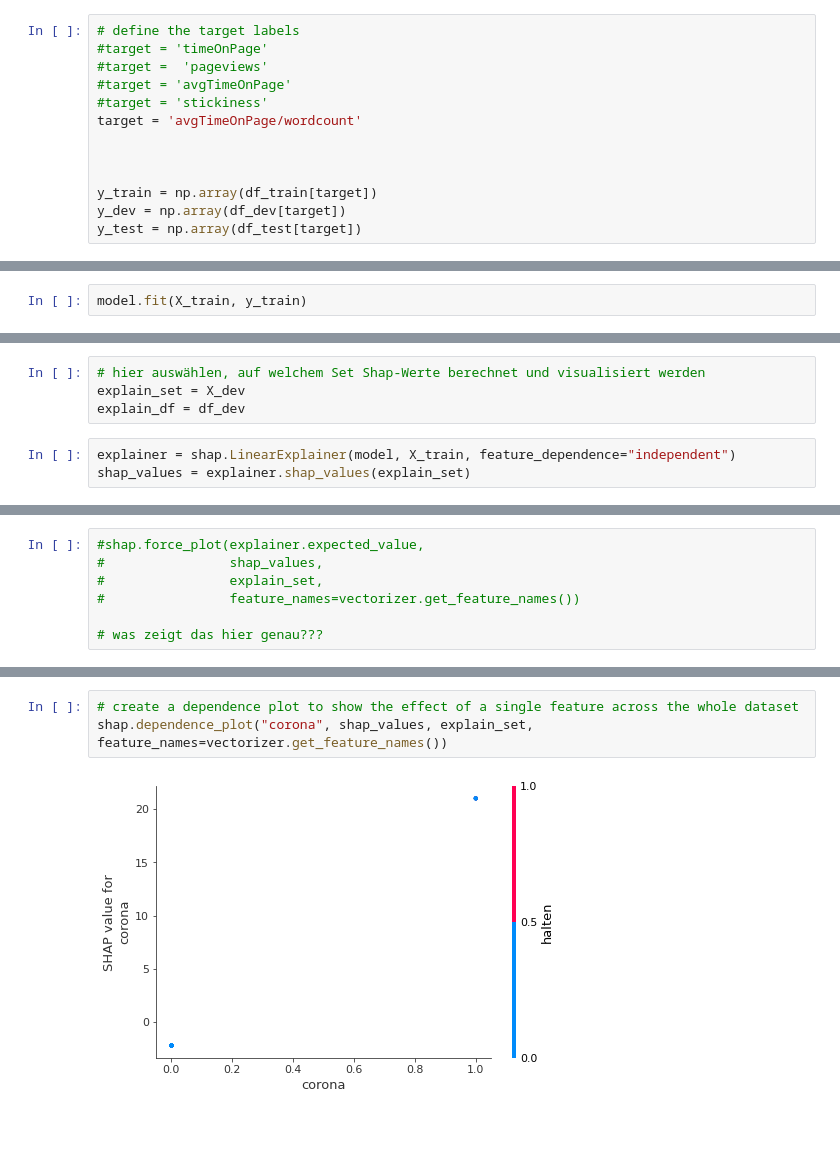
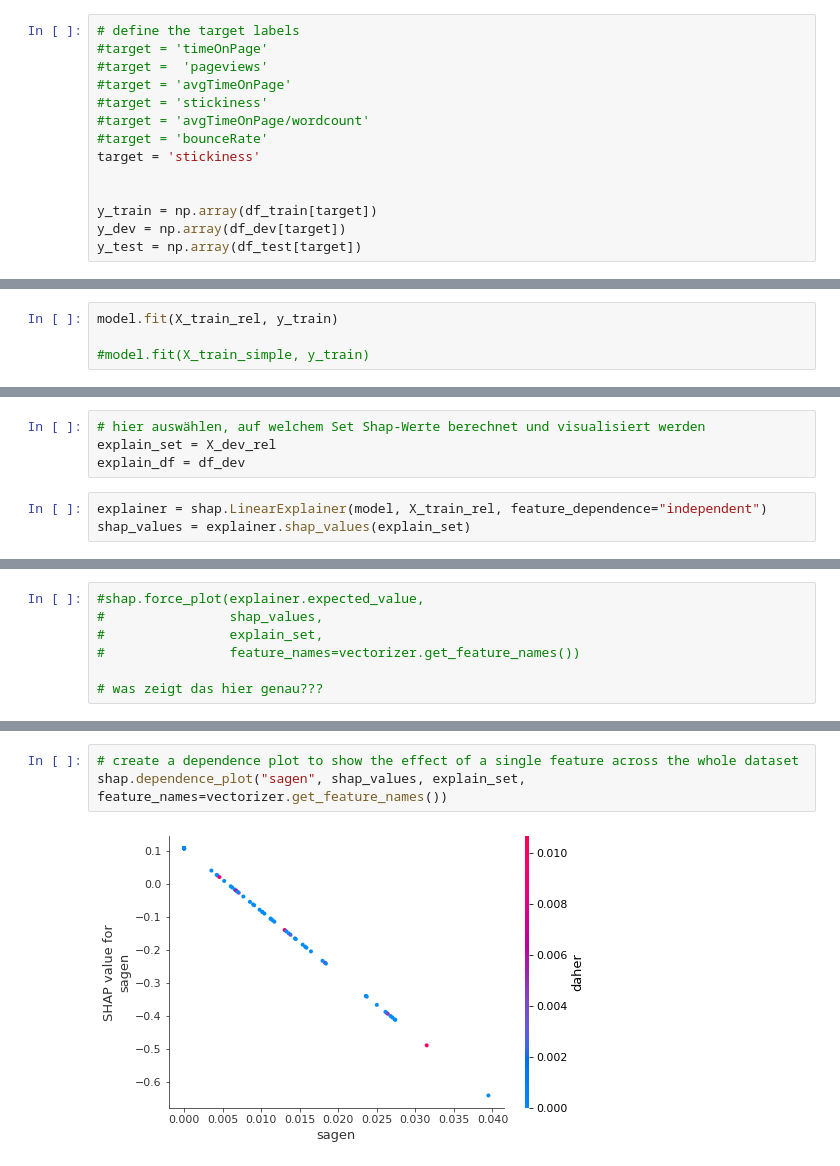
Before and after one commit to susannaruecker/master_thesis, a Jupyter notebook: first_trial_BOW.ipynb, the cells around one changed output, grey strips where cells are left out. Drawn from its saved outputs; the diff is of its cells as text; blank space fills up the shorter version.

```diff
--- a/first_trial_BOW.ipynb
+++ b/first_trial_BOW.ipynb
@@ -198,8 +231,9 @@ X_train.shape, X_dev.shape, X_test.shape
 #target =  'pageviews'
 #target = 'avgTimeOnPage'
 #target = 'stickiness'
-target = 'avgTimeOnPage/wordcount'
-
+#target = 'avgTimeOnPage/wordcount'
+#target = 'bounceRate'
+target = 'stickiness'
 
 
 y_train = np.array(df_train[target])
@@ -217,7 +251,9 @@ model = Ridge()
 #model = LinearRegression()
 #model = SGDRegressor()
 # %%
-model.fit(X_train, y_train)
+model.fit(X_train_rel, y_train)
+
+#model.fit(X_train_simple, y_train)
 # %% [output]
 Ridge()
 # %%
@@ -340,10 +366,10 @@ shap.initjs()
 [interactive output not drawn]
 # %%
 # hier auswählen, auf welchem Set Shap-Werte berechnet und visualisiert werden
-explain_set = X_dev
+explain_set = X_dev_rel
 explain_df = df_dev
 # %%
-explainer = shap.LinearExplainer(model, X_train, feature_dependence="independent")
+explainer = shap.LinearExplainer(model, X_train_rel, feature_dependence="independent")
 shap_values = explainer.shap_values(explain_set)
 # %% [output]
 The option feature_dependence has been renamed to feature_perturbation!
@@ -411,5 +437,5 @@ explain_df.iloc[ind].titelH1
 # %%
 # create a dependence plot to show the effect of a single feature across the whole dataset
-shap.dependence_plot("corona", shap_values, explain_set, feature_names=vectorizer.get_feature_names())
+shap.dependence_plot("sagen", shap_values, explain_set, feature_names=vectorizer.get_feature_names())
 # %% [output]
-[figure, old version]
+[figure, new version]
```
Also changed, not shown: parts of 31 cells of this notebook, 2 other files.
